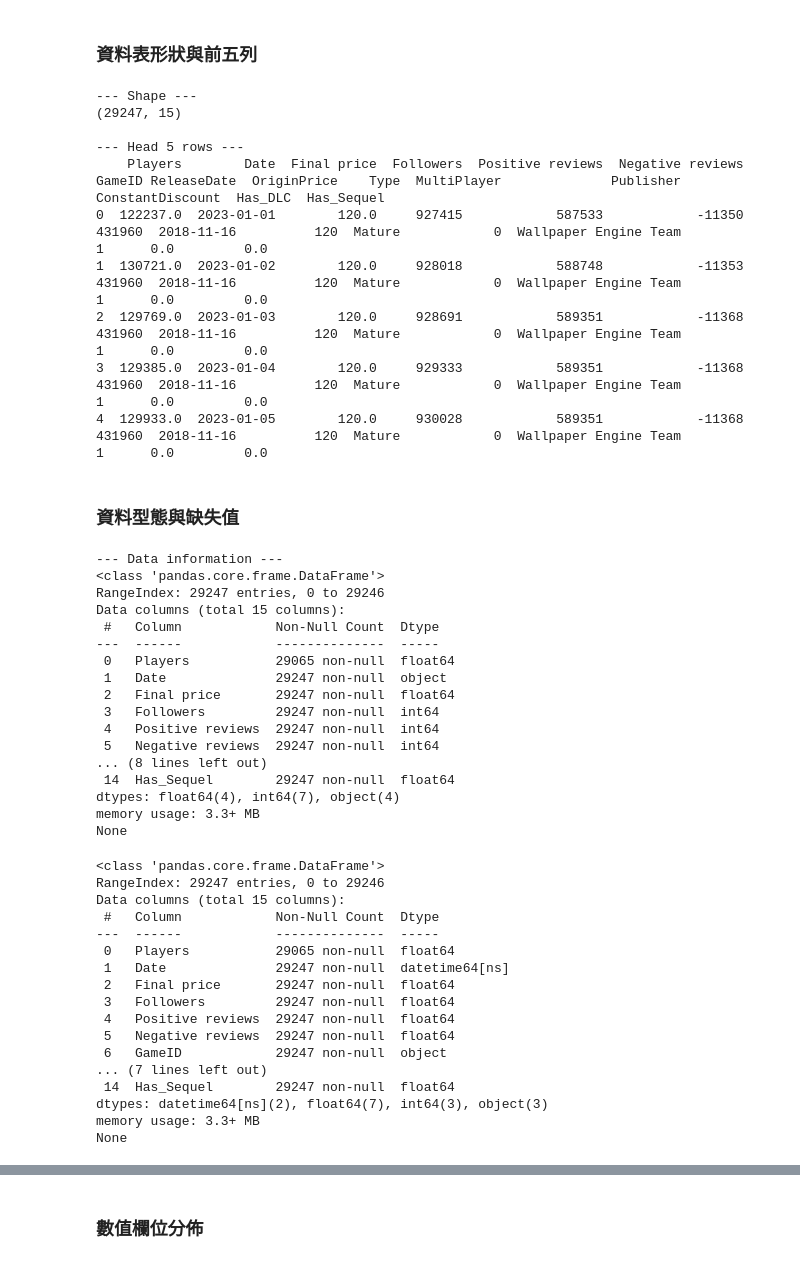
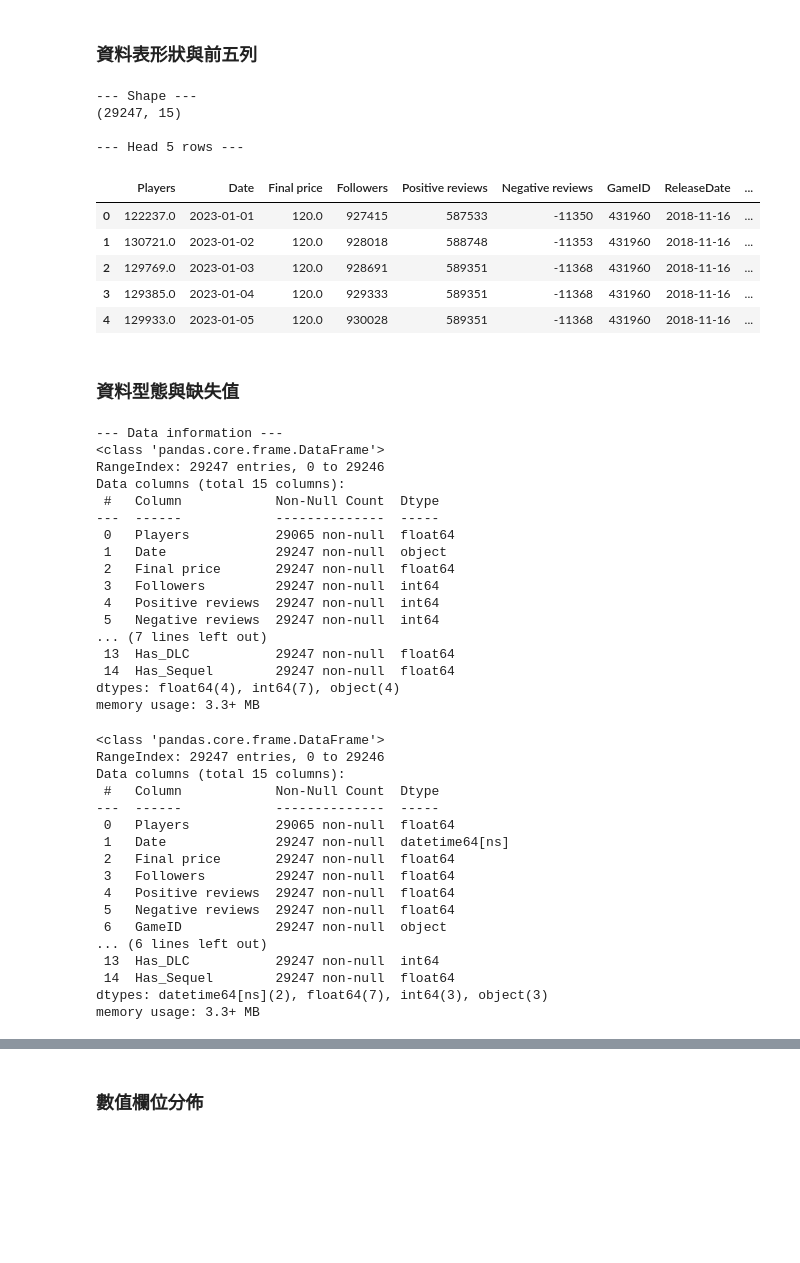
Before and after one commit to yixuan0803/fa-25-econ-5166-group-1, a Jupyter notebook: data/code/discount-timing-processed-code.ipynb, the cells around one changed output, grey strips where cells are left out. Saved outputs shown, nothing was run; the diff lists cells and outputs as text; code cells hidden in the pictures; blank space fills up the shorter version.

```diff
--- a/data/code/discount-timing-processed-code.ipynb
+++ b/data/code/discount-timing-processed-code.ipynb
@@ -126,28 +127,28 @@ df = merged_df.copy()
 # %%
 # 資料表形狀
 print("\n--- Shape ---")
 print(df.shape)
 
 # 資料表前五列
 print("\n--- Head 5 rows ---")
-print(df.head())
+df.head()
 # %% [output]
 --- Shape ---
 (29247, 15)
 
 --- Head 5 rows ---
-    Players        Date  Final price  Followers  Positive reviews  Negative reviews  GameID ReleaseDate  OriginPrice    Type  MultiPlayer              Publisher  ConstantDiscount  Has_DLC  Has_Sequel
-0  122237.0  2023-01-01        120.0     927415            587533            -11350  431960  2018-11-16          120  Mature            0  Wallpaper Engine Team                 1      0.0         0.0
-1  130721.0  2023-01-02        120.0     928018            588748            -11353  431960  2018-11-16          120  Mature            0  Wallpaper Engine Team                 1      0.0         0.0
-2  129769.0  2023-01-03        120.0     928691            589351            -11368  431960  2018-11-16          120  Mature            0  Wallpaper Engine Team                 1      0.0         0.0
-3  129385.0  2023-01-04        120.0     929333            589351            -11368  431960  2018-11-16          120  Mature            0  Wallpaper Engine Team                 1      0.0         0.0
-4  129933.0  2023-01-05        120.0     930028            589351            -11368  431960  2018-11-16          120  Mature            0  Wallpaper Engine Team                 1      0.0         0.0
+|  | Players | Date | Final price | Followers | Positive reviews | Negative reviews | GameID | ReleaseDate | ... |
+| 0 | 122237.0 | 2023-01-01 | 120.0 | 927415 | 587533 | -11350 | 431960 | 2018-11-16 | ... |
+| 1 | 130721.0 | 2023-01-02 | 120.0 | 928018 | 588748 | -11353 | 431960 | 2018-11-16 | ... |
+| 2 | 129769.0 | 2023-01-03 | 120.0 | 928691 | 589351 | -11368 | 431960 | 2018-11-16 | ... |
+| 3 | 129385.0 | 2023-01-04 | 120.0 | 929333 | 589351 | -11368 | 431960 | 2018-11-16 | ... |
+| 4 | 129933.0 | 2023-01-05 | 120.0 | 930028 | 589351 | -11368 | 431960 | 2018-11-16 | ... |
 # %% [markdown]
 ### 資料型態與缺失值
 # %%
 # 資料型態與缺失狀況
 print("\n--- Data information ---")
-print(df.info())
+df.info()
 # %% [output]
 --- Data information ---
 <class 'pandas.core.frame.DataFrame'>
@@ -161,11 +162,11 @@ Data columns (total 15 columns):
  3   Followers         29247 non-null  int64
  4   Positive reviews  29247 non-null  int64
  5   Negative reviews  29247 non-null  int64
-... (8 lines left out)
+... (7 lines left out)
+ 13  Has_DLC           29247 non-null  float64
  14  Has_Sequel        29247 non-null  float64
 dtypes: float64(4), int64(7), object(4)
 memory usage: 3.3+ MB
-None
 # %%
 # 特定欄位資料型態轉換
 df['Date'] = pd.to_datetime(df['Date'], errors='coerce')
@@ -187,7 +188,7 @@ df['Has_DLC'] = df['Has_DLC'].astype(int)
 df['Has_Sequel'] = df['Has_Sequel'].astype(float)
 
 # 驗證型態轉換結果
-print(df.info())
+df.info()
 # %% [output]
 <class 'pandas.core.frame.DataFrame'>
 RangeIndex: 29247 entries, 0 to 29246
@@ -201,11 +202,11 @@ Data columns (total 15 columns):
  4   Positive reviews  29247 non-null  float64
  5   Negative reviews  29247 non-null  float64
  6   GameID            29247 non-null  object
-... (7 lines left out)
+... (6 lines left out)
+ 13  Has_DLC           29247 non-null  int64
  14  Has_Sequel        29247 non-null  float64
 dtypes: datetime64[ns](2), float64(7), int64(3), object(3)
 memory usage: 3.3+ MB
-None
 # %%
 # 設定成索引
 df = df.set_index('Date')
```
Also changed, not shown: parts of 11 cells of this notebook, 1 other file.
